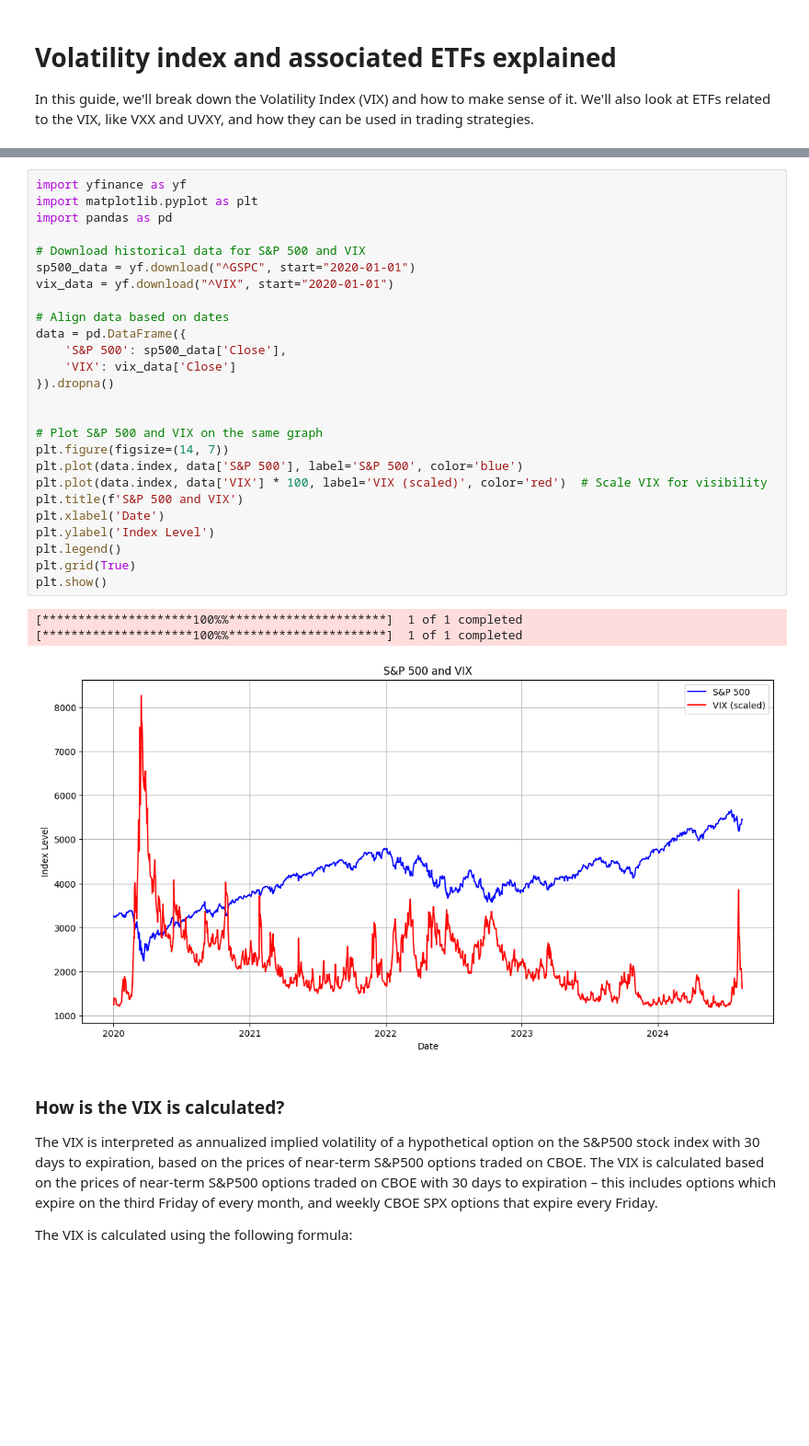
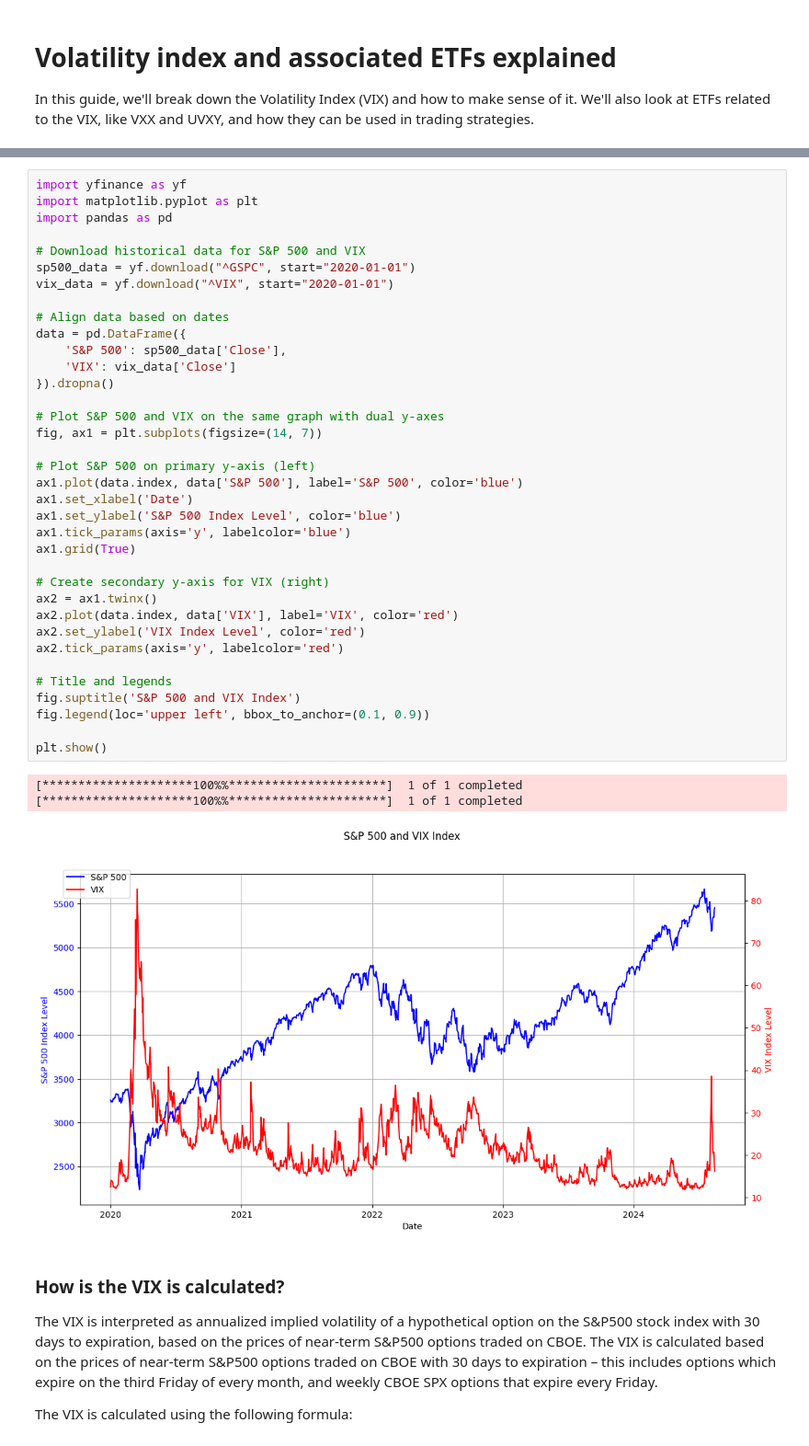
Before and after one commit to MohamadHabbal/UVXY-explained, a Jupyter notebook: Uvxy explained.ipynb, the cells around one changed output, grey strips where cells are left out. Shown: that part at 92% size. Saved outputs shown, nothing was run; the diff lists cells and outputs as text; blank space fills up the shorter version.

Commit message:
fixed VIX sp500 graph and fixed the order

```diff
--- a/Uvxy explained.ipynb
+++ b/Uvxy explained.ipynb
@@ -13,33 +17,43 @@ The VIX generally rises when stocks fall and declines when stocks rise.
 # %%
 import yfinance as yf
 import matplotlib.pyplot as plt
 import pandas as pd
 
 # Download historical data for S&P 500 and VIX
 sp500_data = yf.download("^GSPC", start="2020-01-01")
 vix_data = yf.download("^VIX", start="2020-01-01")
 
 # Align data based on dates
 data = pd.DataFrame({
     'S&P 500': sp500_data['Close'],
     'VIX': vix_data['Close']
 }).dropna()
 
+# Plot S&P 500 and VIX on the same graph with dual y-axes
+fig, ax1 = plt.subplots(figsize=(14, 7))
 
-# Plot S&P 500 and VIX on the same graph
-plt.figure(figsize=(14, 7))
-plt.plot(data.index, data['S&P 500'], label='S&P 500', color='blue')
-plt.plot(data.index, data['VIX'] * 100, label='VIX (scaled)', color='red')  # Scale VIX for visibility
-plt.title(f'S&P 500 and VIX')
-plt.xlabel('Date')
-plt.ylabel('Index Level')
-plt.legend()
-plt.grid(True)
+# Plot S&P 500 on primary y-axis (left)
+ax1.plot(data.index, data['S&P 500'], label='S&P 500', color='blue')
+ax1.set_xlabel('Date')
+ax1.set_ylabel('S&P 500 Index Level', color='blue')
+ax1.tick_params(axis='y', labelcolor='blue')
+ax1.grid(True)
+
+# Create secondary y-axis for VIX (right)
+ax2 = ax1.twinx()
+ax2.plot(data.index, data['VIX'], label='VIX', color='red')
+ax2.set_ylabel('VIX Index Level', color='red')
+ax2.tick_params(axis='y', labelcolor='red')
+
+# Title and legends
+fig.suptitle('S&P 500 and VIX Index')
+fig.legend(loc='upper left', bbox_to_anchor=(0.1, 0.9))
+
 plt.show()
 # %% [output]
 [*********************100%%**********************]  1 of 1 completed
 [*********************100%%**********************]  1 of 1 completed
-[figure, old version]
+[figure, new version]
 # %% [markdown]
 ### How is the VIX is calculated?
 The VIX is interpreted as annualized implied volatility of a hypothetical option on the S&P500 stock index with 30 days to expiration, based on the prices of near-term S&P500 options traded on CBOE.
```
Also changed, not shown: parts of 1 cell of this notebook.
